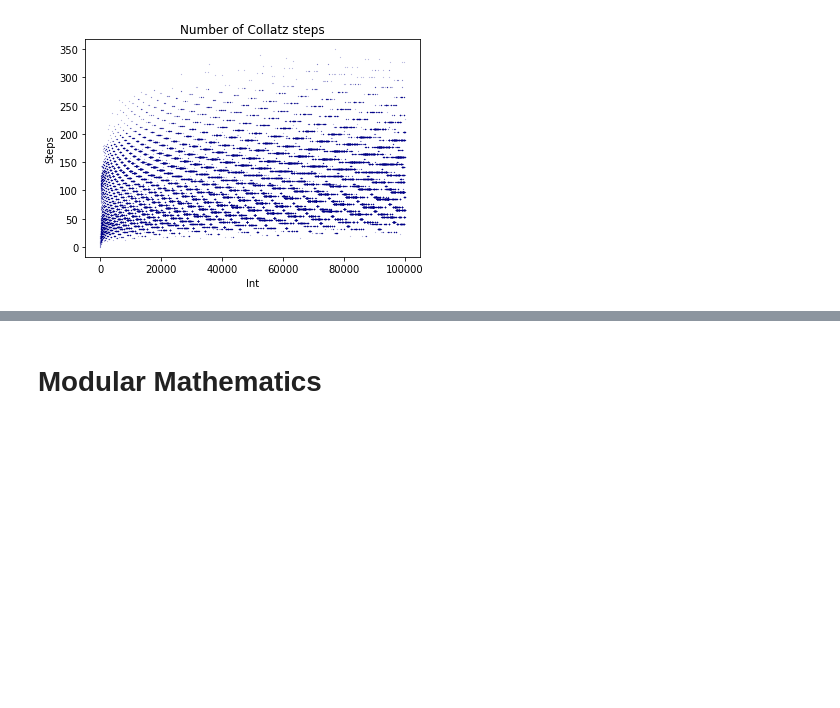
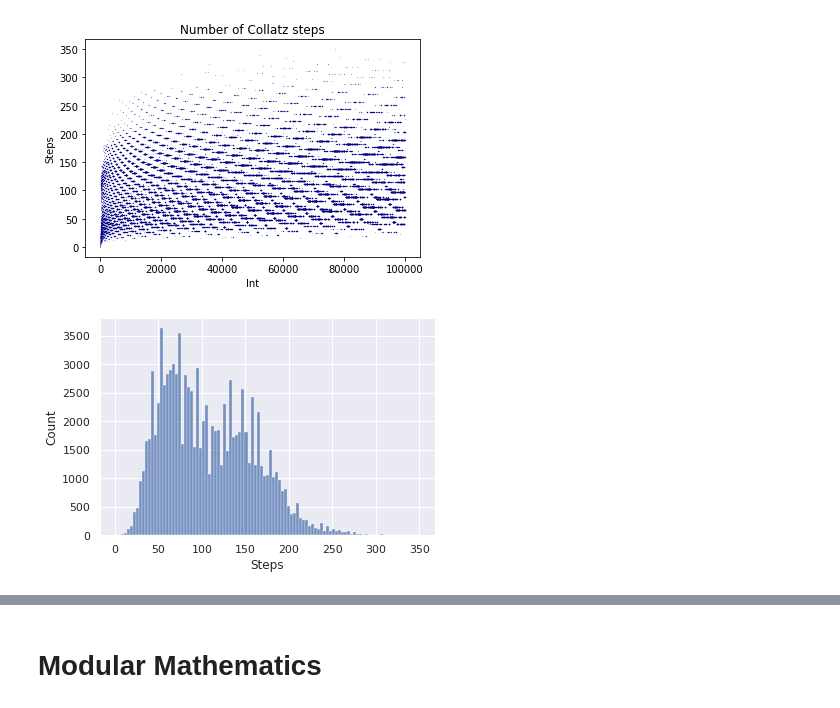
Before and after one commit to hhboorstein/number-theory, a Jupyter notebook: nt.ipynb, the cells around one changed output, grey strips where cells are left out. Drawn from its saved outputs; the diff is of its cells as text; code cells hidden in the pictures; blank space fills up the shorter version.

```diff
--- a/nt.ipynb
+++ b/nt.ipynb
@@ -278,3 +310,13 @@ This will graph the number of steps it takes
 Calculate for integers up to: 100000
 Upper bound of computation for each integer: 400
 [figure]
+# %%
+import seaborn as sns
+import matplotlib.pyplot as plt
+
+sns.set_theme()
+
+sns.histplot(data=df['Steps'])
+plt.show()
+# %% [output]
+[figure, added]
```
Also changed, not shown: parts of 27 cells of this notebook.
